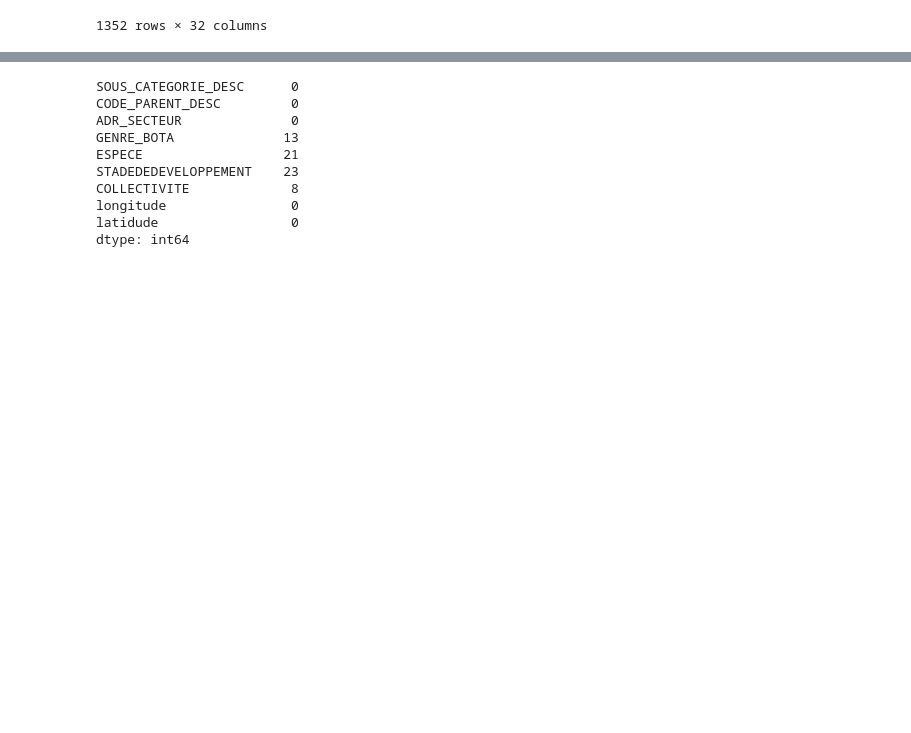
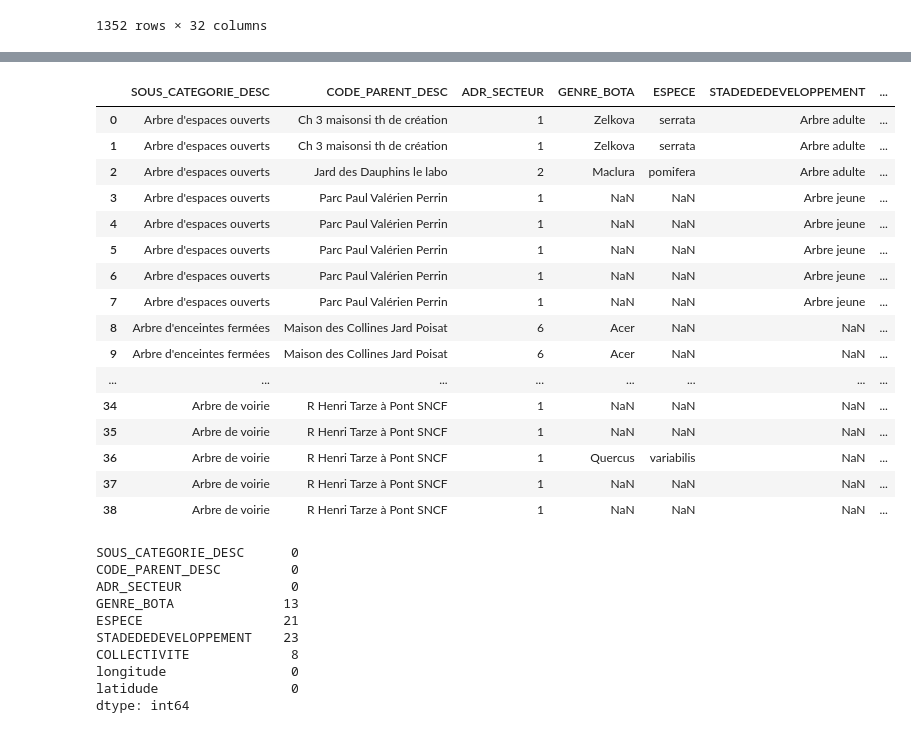
Before and after one commit to RaphaelBouvet/ML_1, a Jupyter notebook: notebooks/Pipeline_transforms.ipynb, the cells around one changed output, grey strips where cells are left out. Cells and saved outputs as stored; diff of their text form; code cells hidden in the pictures; blank space fills up the shorter version.

```diff
--- a/notebooks/Pipeline_transforms.ipynb
+++ b/notebooks/Pipeline_transforms.ipynb
@@ -202,6 +222,26 @@ trees_na = trees_na.astype({'ADR_SECTEUR':'object'})
 trees_na = trees_na.drop(['ANNEEDEPLANTATION'],axis=1)
 # %%
 processed_na = preprocess_pipeline.transform(trees_na)
+# %%
+processed_na
+# %% [output]
+|  | SOUS_CATEGORIE_DESC | CODE_PARENT_DESC | ADR_SECTEUR | GENRE_BOTA | ESPECE | STADEDEDEVELOPPEMENT | ... |
+| 0 | Arbre d'espaces ouverts | Ch 3 maisonsi th de création | 1 | Zelkova | serrata | Arbre adulte | ... |
+| 1 | Arbre d'espaces ouverts | Ch 3 maisonsi th de création | 1 | Zelkova | serrata | Arbre adulte | ... |
+| 2 | Arbre d'espaces ouverts | Jard des Dauphins le labo | 2 | Maclura | pomifera | Arbre adulte | ... |
+| 3 | Arbre d'espaces ouverts | Parc Paul Valérien Perrin | 1 | NaN | NaN | Arbre jeune | ... |
+| 4 | Arbre d'espaces ouverts | Parc Paul Valérien Perrin | 1 | NaN | NaN | Arbre jeune | ... |
+| 5 | Arbre d'espaces ouverts | Parc Paul Valérien Perrin | 1 | NaN | NaN | Arbre jeune | ... |
+| 6 | Arbre d'espaces ouverts | Parc Paul Valérien Perrin | 1 | NaN | NaN | Arbre jeune | ... |
+| 7 | Arbre d'espaces ouverts | Parc Paul Valérien Perrin | 1 | NaN | NaN | Arbre jeune | ... |
+| 8 | Arbre d'enceintes fermées | Maison des Collines Jard Poisat | 6 | Acer | NaN | NaN | ... |
+| 9 | Arbre d'enceintes fermées | Maison des Collines Jard Poisat | 6 | Acer | NaN | NaN | ... |
+| ... | ... | ... | ... | ... | ... | ... | ... |
+| 34 | Arbre de voirie | R Henri Tarze à Pont SNCF | 1 | NaN | NaN | NaN | ... |
+| 35 | Arbre de voirie | R Henri Tarze à Pont SNCF | 1 | NaN | NaN | NaN | ... |
+| 36 | Arbre de voirie | R Henri Tarze à Pont SNCF | 1 | Quercus | variabilis | NaN | ... |
+| 37 | Arbre de voirie | R Henri Tarze à Pont SNCF | 1 | NaN | NaN | NaN | ... |
+| 38 | Arbre de voirie | R Henri Tarze à Pont SNCF | 1 | NaN | NaN | NaN | ... |
 # %%
 processed_na.isna().sum()
 # %% [output]
```
Also changed, not shown: parts of 1 cell of this notebook.
